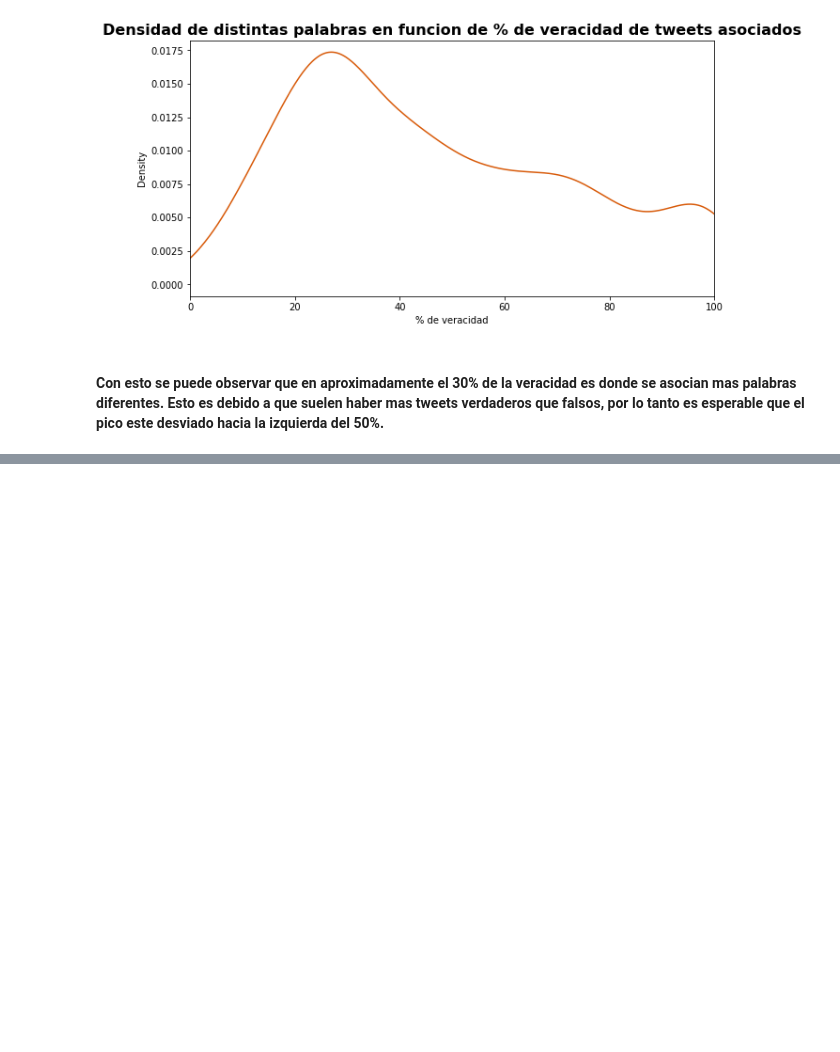
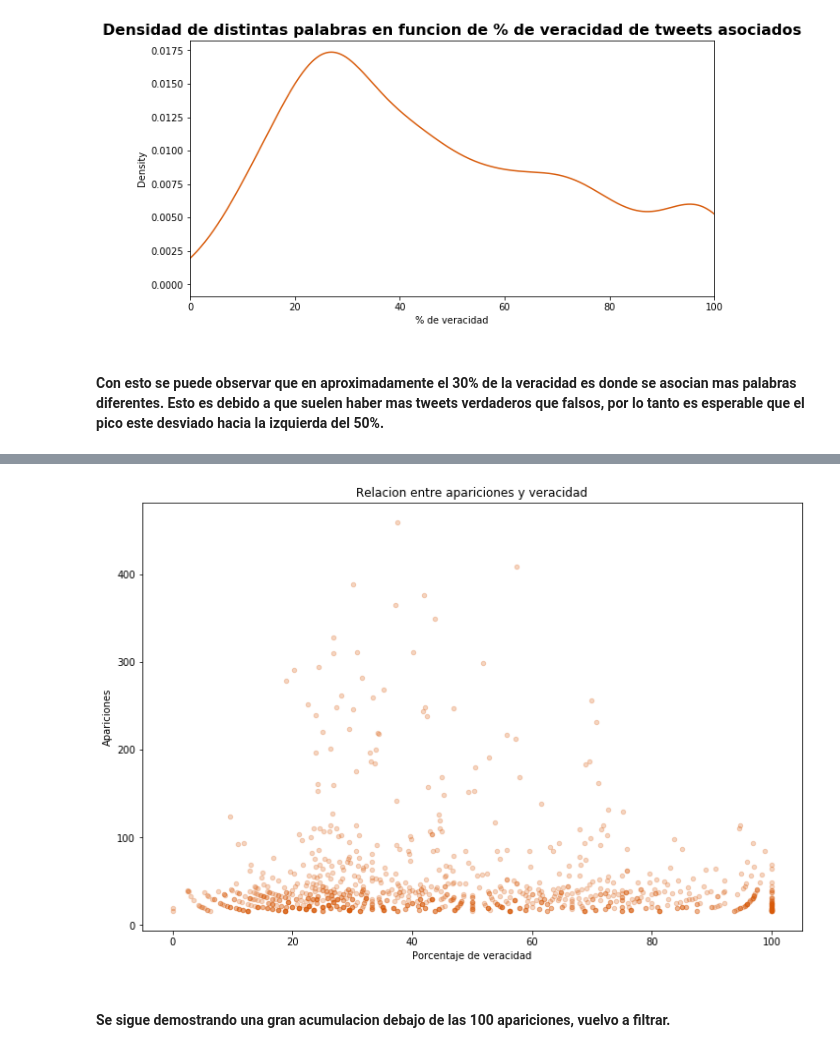
Before and after one commit to RiedelNicolas/TP1-Organizacion-de-Datos, a Jupyter notebook: Nico.ipynb, the cells around one changed output, grey strips where cells are left out. Saved outputs shown, nothing was run; the diff lists cells and outputs as text; code cells hidden in the pictures; blank space fills up the shorter version.

```diff
--- a/Nico.ipynb
+++ b/Nico.ipynb
@@ -346,0 +381,12 @@ agrupadas['porcentaje_veraces'].plot.kde(color = color , figsize=(10, 5));
+# %%
+agrupadas_short = agrupadas.loc[agrupadas[('apariciones_totales')]<500,:]
+# %%
+agrupadas_short.plot.scatter('porcentaje_veraces','apariciones_totales', title='Relacion entre apariciones y veracidad',alpha=0.25,figsize=(12,8), color = color);
+ax=plt.gca();
+ax=plt.gca()
+ax.set_ylabel('Apariciones')
+ax.set_xlabel('Porcentaje de veracidad');
+# %% [output]
+[figure, added]
+# %% [markdown]
+#### Se sigue demostrando una gran acumulacion debajo de las 100 apariciones, vuelvo a filtrar.
```
Also changed, not shown: parts of 28 cells of this notebook.
